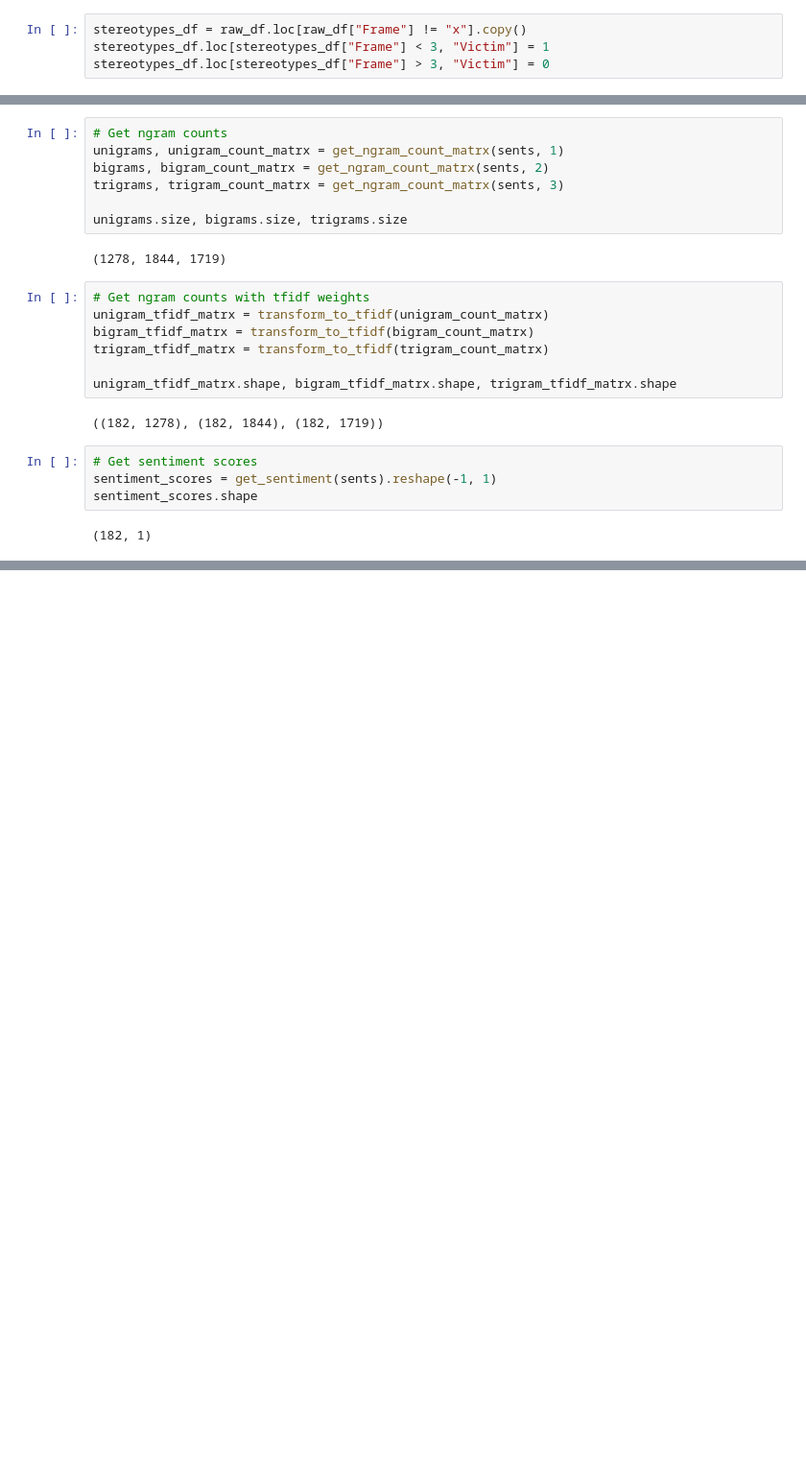
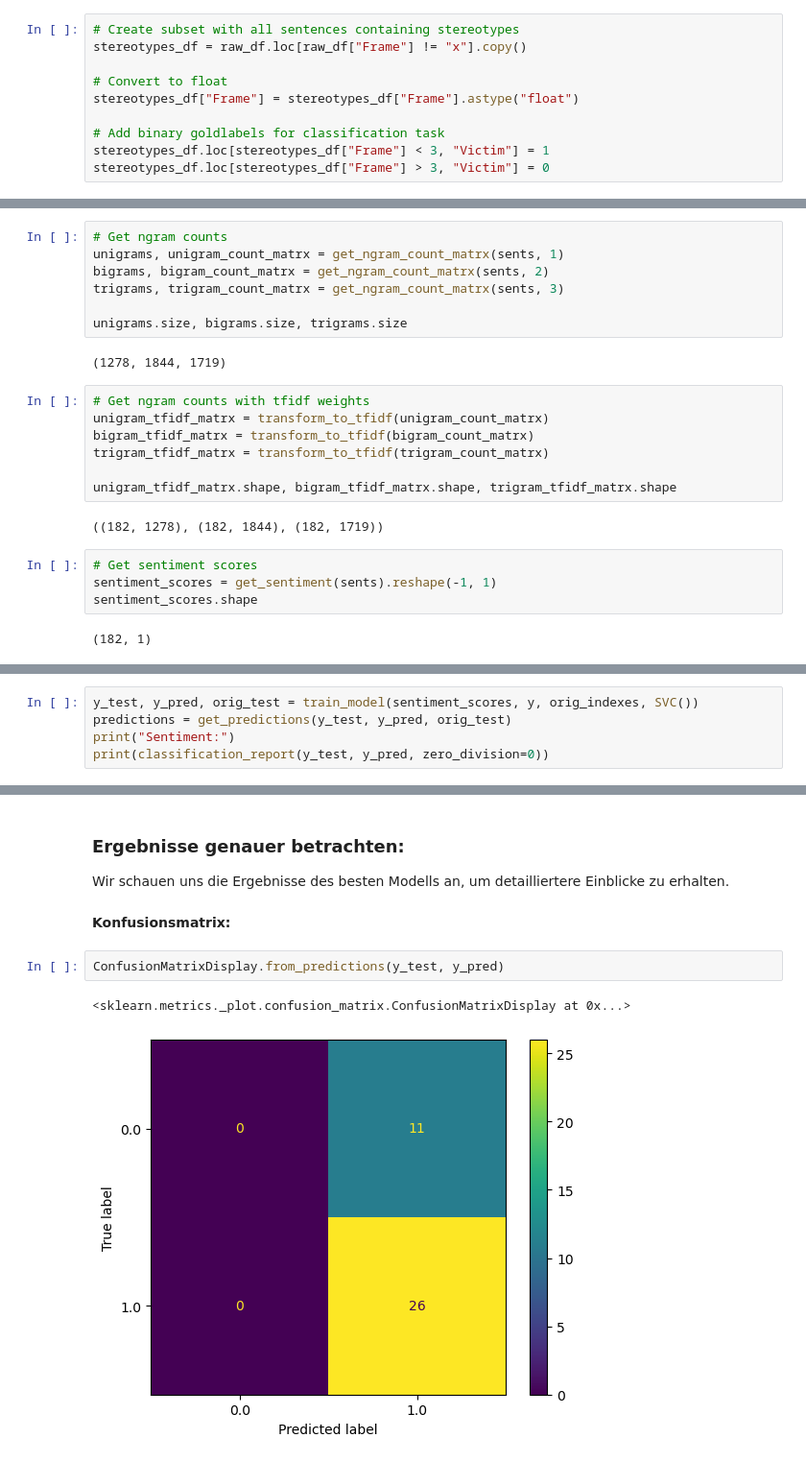
Before and after one commit to liaaneeee/Framing-of-Migration-in-speeches-of-the-German-Parliament, a Jupyter notebook: Stereotype classification.ipynb, the cells around one changed output, grey strips where cells are left out. Shown at 96% size. Drawn from its saved outputs; the diff is of its cells as text; blank space fills up the shorter version.

```diff
--- a/Stereotype classification.ipynb
+++ b/Stereotype classification.ipynb
@@ -560,5 +564,11 @@ Unigrams most associated with label 1:
 # %%
+# Create subset with all sentences containing stereotypes
 stereotypes_df = raw_df.loc[raw_df["Frame"] != "x"].copy()
+
+# Convert to float
+stereotypes_df["Frame"] = stereotypes_df["Frame"].astype("float")
+
+# Add binary goldlabels for classification task
 stereotypes_df.loc[stereotypes_df["Frame"] < 3, "Victim"] = 1
 stereotypes_df.loc[stereotypes_df["Frame"] > 3, "Victim"] = 0
 # %%
@@ -819,0 +718,5 @@ weighted avg       0.49      0.70      0.58        37
+# %%
+y_test, y_pred, orig_test = train_model(sentiment_scores, y, orig_indexes, SVC())
+predictions = get_predictions(y_test, y_pred, orig_test)
+print("Sentiment:")
+print(classification_report(y_test, y_pred, zero_division=0))
@@ -819,0 +733,10 @@ weighted avg       0.49      0.70      0.58        37
+# %% [markdown]
+### Ergebnisse genauer betrachten:
+Wir schauen uns die Ergebnisse des besten Modells an, um detailliertere Einblicke zu erhalten.
+# %% [markdown]
+**Konfusionsmatrix:**
+# %%
+ConfusionMatrixDisplay.from_predictions(y_test, y_pred)
+# %% [output]
+<sklearn.metrics._plot.confusion_matrix.ConfusionMatrixDisplay at 0x...>
+[figure, added]
```
Also changed, not shown: parts of 50 cells of this notebook.
